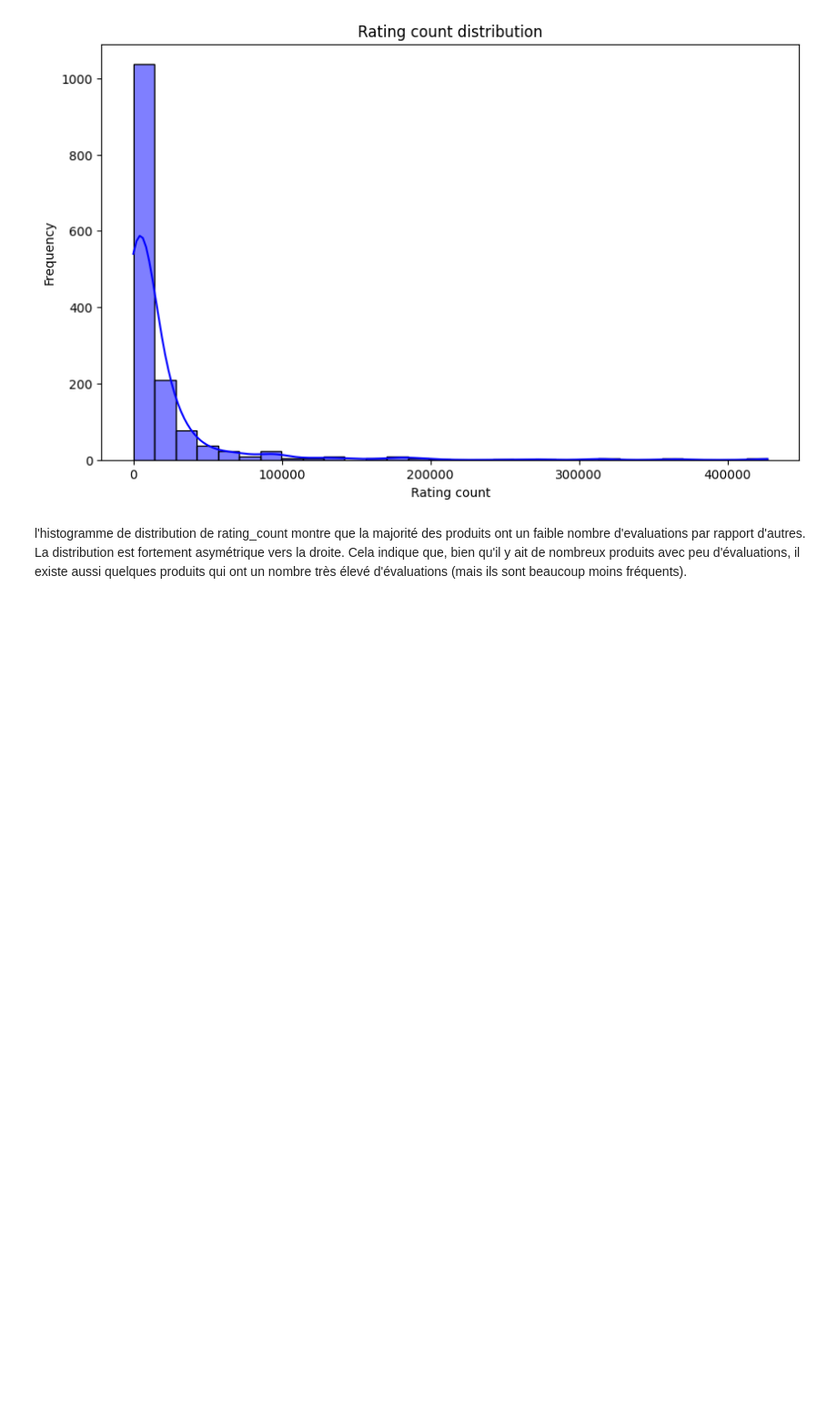
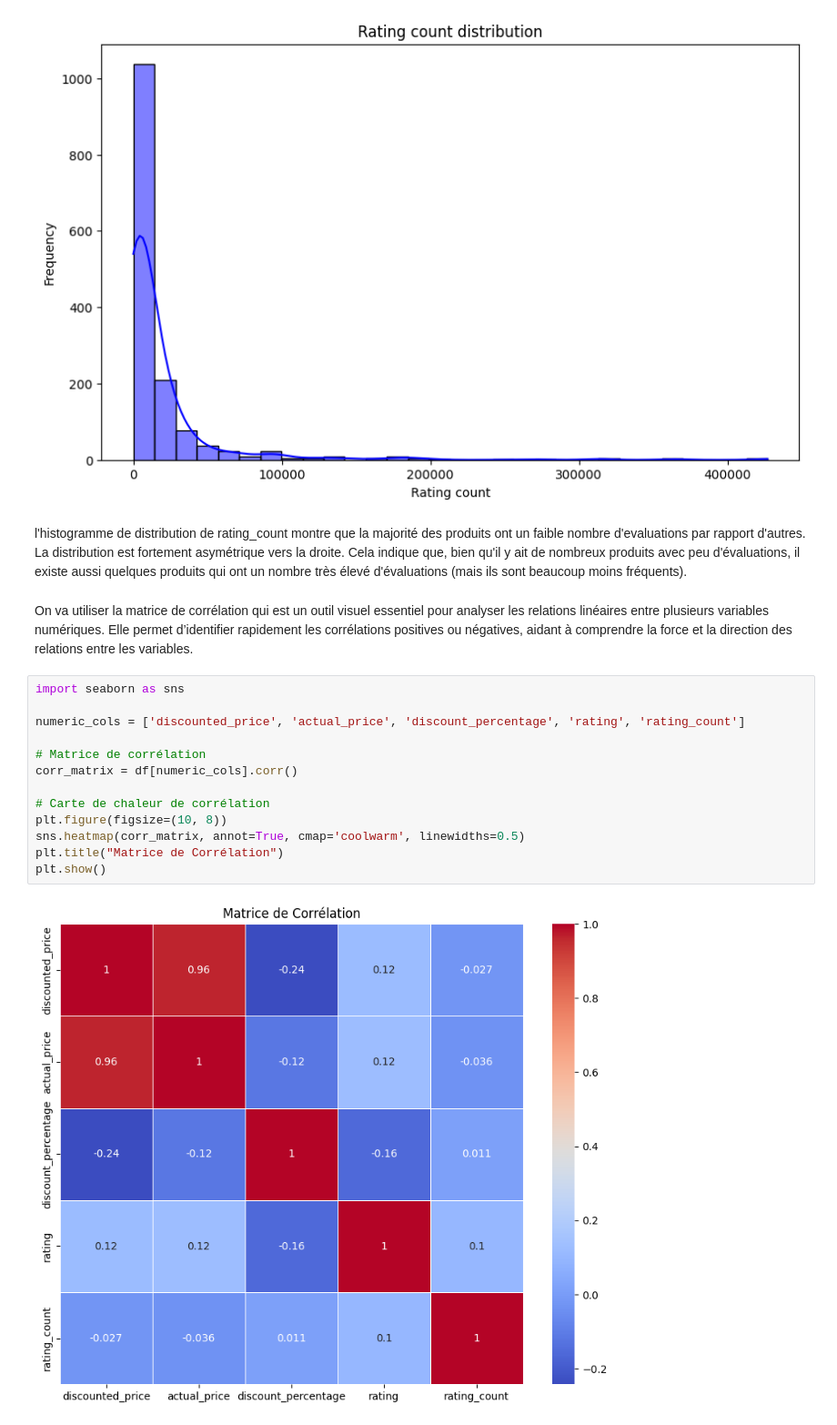
Before and after one commit to mariembahri21/Amazon_sales, a Jupyter notebook: Projet_DataScience.ipynb, the cells around one changed output. Shown at 91% size. Saved outputs shown, nothing was run; the diff lists cells and outputs as text; blank space fills up the shorter version.

```diff
--- a/Projet_DataScience.ipynb
+++ b/Projet_DataScience.ipynb
@@ -318,3 +498,20 @@ plt.show()
 
 l'histogramme de distribution de rating_count montre que la majorité des produits ont un faible nombre d'evaluations par rapport d'autres.
 La distribution est fortement asymétrique vers la droite. Cela indique que, bien qu'il y ait de nombreux produits avec peu d'évaluations, il existe aussi quelques produits qui ont un nombre très élevé d'évaluations (mais ils sont beaucoup moins fréquents).
+# %% [markdown]
+On va utiliser la matrice de corrélation qui est un outil visuel essentiel pour analyser les relations linéaires entre plusieurs variables numériques. Elle permet d’identifier rapidement les corrélations positives ou négatives, aidant à comprendre la force et la direction des relations entre les variables.
+# %%
+import seaborn as sns
+
+numeric_cols = ['discounted_price', 'actual_price', 'discount_percentage', 'rating', 'rating_count']
+
+# Matrice de corrélation
+corr_matrix = df[numeric_cols].corr()
+
+# Carte de chaleur de corrélation
+plt.figure(figsize=(10, 8))
+sns.heatmap(corr_matrix, annot=True, cmap='coolwarm', linewidths=0.5)
+plt.title("Matrice de Corrélation")
+plt.show()
+# %% [output]
+[figure, added]
```
Also changed, not shown: parts of 23 cells of this notebook.
